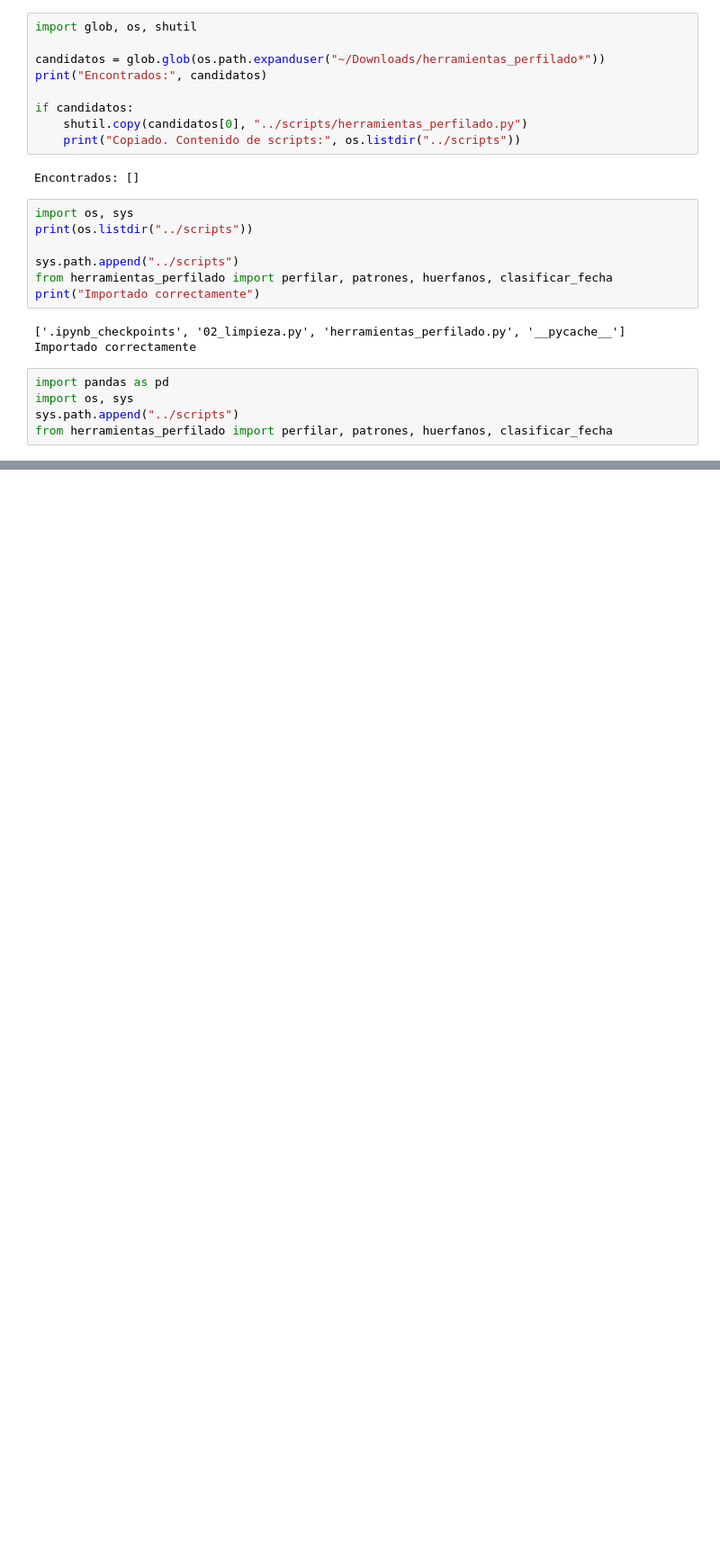
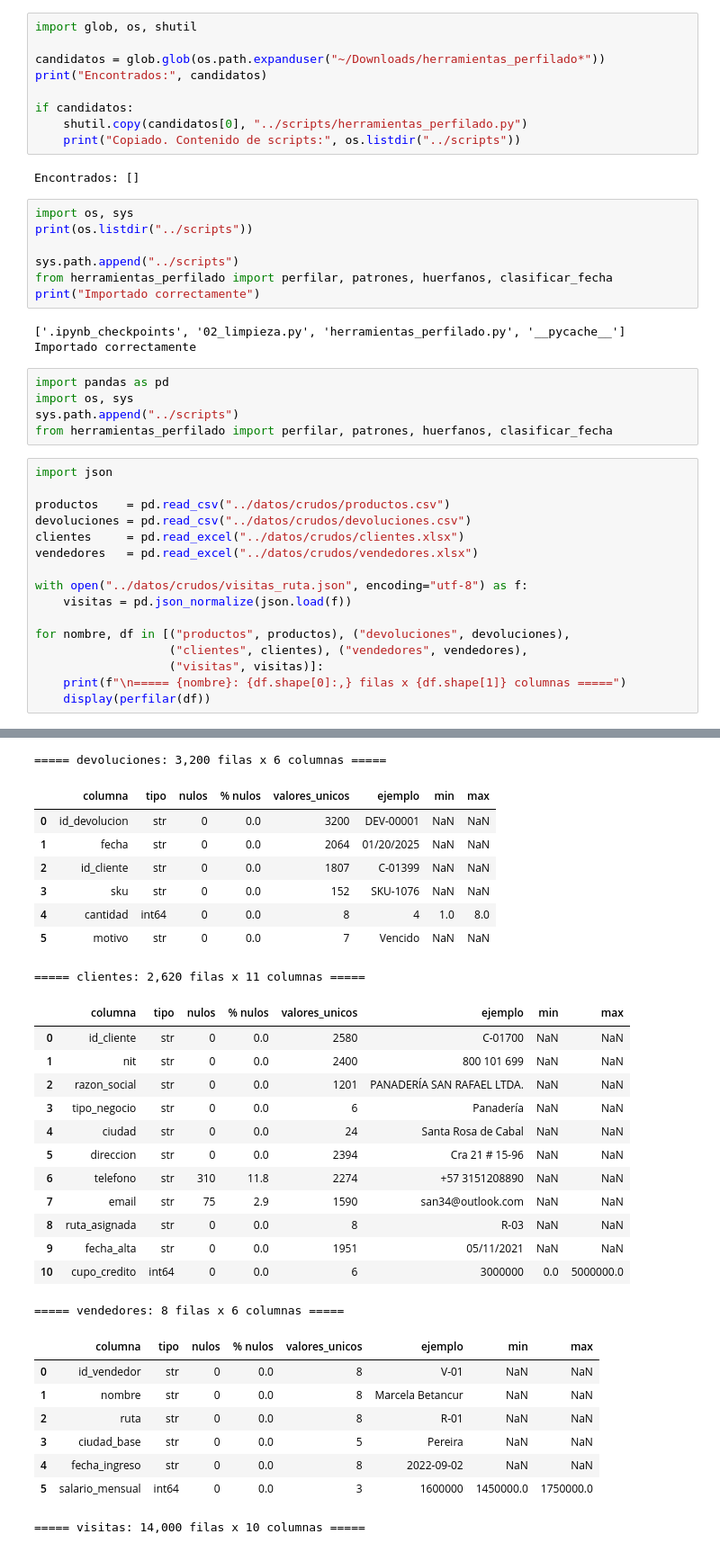
Before and after one commit to salazdev/caso-distribuidora-consumo-masivo, a Jupyter notebook: notebooks/01_perfilado.ipynb, the cells around one changed output, grey strips where cells are left out. Shown at 90% size. Saved outputs shown, nothing was run; the diff lists cells and outputs as text; blank space fills up the shorter version.

```diff
--- a/notebooks/01_perfilado.ipynb
+++ b/notebooks/01_perfilado.ipynb
@@ -234,3 +308,20 @@ import pandas as pd
 import os, sys
 sys.path.append("../scripts")
 from herramientas_perfilado import perfilar, patrones, huerfanos, clasificar_fecha
+# %%
+import json
+
+productos    = pd.read_csv("../datos/crudos/productos.csv")
+devoluciones = pd.read_csv("../datos/crudos/devoluciones.csv")
+clientes     = pd.read_excel("../datos/crudos/clientes.xlsx")
+vendedores   = pd.read_excel("../datos/crudos/vendedores.xlsx")
+
+with open("../datos/crudos/visitas_ruta.json", encoding="utf-8") as f:
+    visitas = pd.json_normalize(json.load(f))
+
+for nombre, df in [("productos", productos), ("devoluciones", devoluciones),
+                   ("clientes", clientes), ("vendedores", vendedores),
+                   ("visitas", visitas)]:
+    print(f"\n===== {nombre}: {df.shape[0]:,} filas x {df.shape[1]} columnas =====")
+    display(perfilar(df))
+# %% [output]
@@ -236,0 +336,30 @@ from herramientas_perfilado import perfilar, patrones, huerfanos, clasificar_fec
+===== devoluciones: 3,200 filas x 6 columnas =====
+|  | columna | tipo | nulos | % nulos | valores_unicos | ejemplo | min | max |
+| 0 | id_devolucion | str | 0 | 0.0 | 3200 | DEV-00001 | NaN | NaN |
+| 1 | fecha | str | 0 | 0.0 | 2064 | 01/20/2025 | NaN | NaN |
+| 2 | id_cliente | str | 0 | 0.0 | 1807 | C-01399 | NaN | NaN |
+| 3 | sku | str | 0 | 0.0 | 152 | SKU-1076 | NaN | NaN |
+| 4 | cantidad | int64 | 0 | 0.0 | 8 | 4 | 1.0 | 8.0 |
+| 5 | motivo | str | 0 | 0.0 | 7 | Vencido | NaN | NaN |
+===== clientes: 2,620 filas x 11 columnas =====
+|  | columna | tipo | nulos | % nulos | valores_unicos | ejemplo | min | max |
+| 0 | id_cliente | str | 0 | 0.0 | 2580 | C-01700 | NaN | NaN |
+| 1 | nit | str | 0 | 0.0 | 2400 | 800 101 699 | NaN | NaN |
+| 2 | razon_social | str | 0 | 0.0 | 1201 | PANADERÍA SAN RAFAEL LTDA. | NaN | NaN |
+| 3 | tipo_negocio | str | 0 | 0.0 | 6 | Panadería | NaN | NaN |
+| 4 | ciudad | str | 0 | 0.0 | 24 | Santa Rosa de Cabal | NaN | NaN |
+| 5 | direccion | str | 0 | 0.0 | 2394 | Cra 21 # 15-96 | NaN | NaN |
+| 6 | telefono | str | 310 | 11.8 | 2274 | +57 3151208890 | NaN | NaN |
+| 7 | email | str | 75 | 2.9 | 1590 | san34@outlook.com | NaN | NaN |
+| 8 | ruta_asignada | str | 0 | 0.0 | 8 | R-03 | NaN | NaN |
+| 9 | fecha_alta | str | 0 | 0.0 | 1951 | 05/11/2021 | NaN | NaN |
+| 10 | cupo_credito | int64 | 0 | 0.0 | 6 | 3000000 | 0.0 | 5000000.0 |
+===== vendedores: 8 filas x 6 columnas =====
+|  | columna | tipo | nulos | % nulos | valores_unicos | ejemplo | min | max |
+| 0 | id_vendedor | str | 0 | 0.0 | 8 | V-01 | NaN | NaN |
+| 1 | nombre | str | 0 | 0.0 | 8 | Marcela Betancur | NaN | NaN |
+| 2 | ruta | str | 0 | 0.0 | 8 | R-01 | NaN | NaN |
+| 3 | ciudad_base | str | 0 | 0.0 | 5 | Pereira | NaN | NaN |
+| 4 | fecha_ingreso | str | 0 | 0.0 | 8 | 2022-09-02 | NaN | NaN |
+| 5 | salario_mensual | int64 | 0 | 0.0 | 3 | 1600000 | 1450000.0 | 1750000.0 |
+===== visitas: 14,000 filas x 10 columnas =====
```
Also changed, not shown: parts of 20 cells of this notebook.
